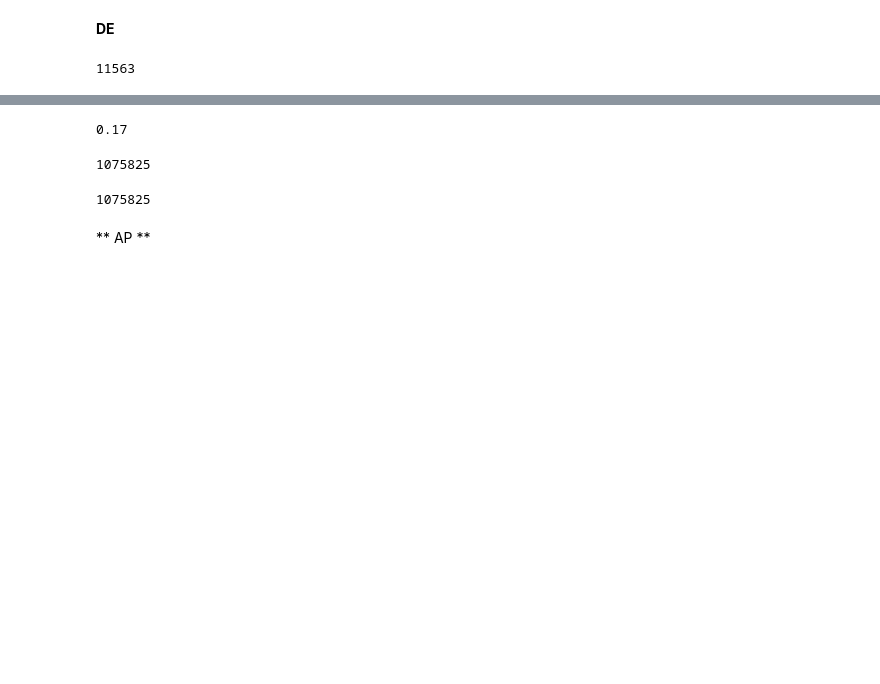
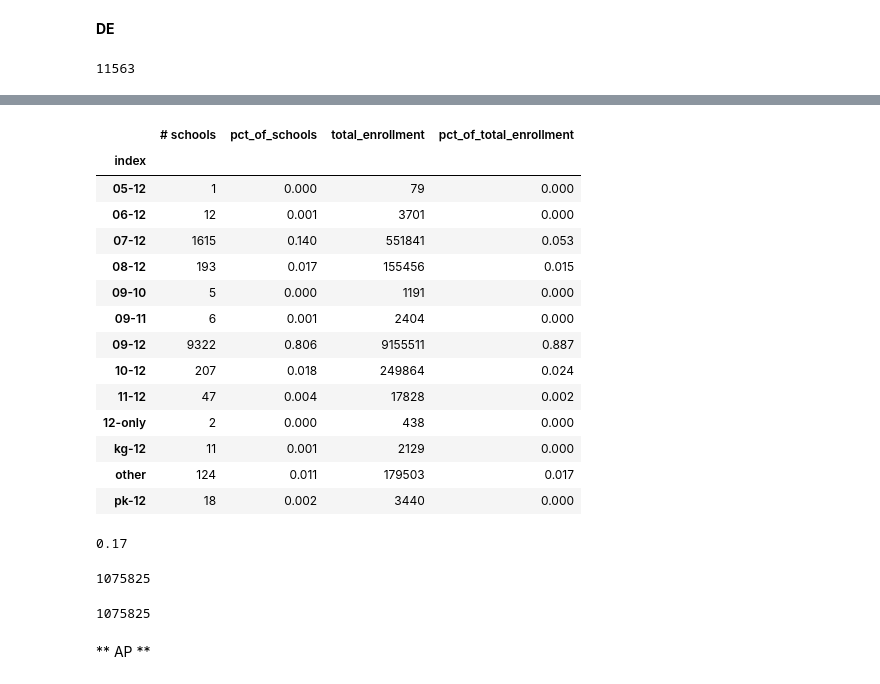
Before and after one commit to oconnoag/nacep_dual_enrollment_analysis, a Jupyter notebook: jupyter_notebooks/02_enrollment_analysis-Copy1.ipynb, the cells around one changed output, grey strips where cells are left out. Drawn from its saved outputs; the diff is of its cells as text; code cells hidden in the pictures; blank space fills up the shorter version.

```diff
--- a/jupyter_notebooks/02_enrollment_analysis-Copy1.ipynb
+++ b/jupyter_notebooks/02_enrollment_analysis-Copy1.ipynb
@@ -277,3 +367,28 @@ len(crdc_1516_deYes)
+# %%
+"""Distribution of Grade Ranges for the De-Yes set (Part 2)"""
+deYes_grade_range_dist = deYes_grade_range_list['grade_range'].value_counts().reset_index().sort_values('index').set_index('index')
+deYes_grade_range_dist['pct_of_schools'] = round(deYes_grade_range_dist['grade_range'] / len(deYes_grade_range_list), 3)
+
+deYes_grade_range_enrollments = pd.DataFrame(deYes_grade_range_list.groupby('grade_range')['total_enrollment'].sum())
+deYes_grade_range_enrollments['pct_of_total_enrollment'] = round(deYes_grade_range_enrollments['total_enrollment'] / crdc_1516_deYes['total_enrollment'].sum(), 3)
+
+deYes_grade_range_dist.join(deYes_grade_range_enrollments).rename({'grade_range': '# schools'}, axis = 1)
+# %% [output]
+|  | # schools | pct_of_schools | total_enrollment | pct_of_total_enrollment |
+| index |  |  |  |  |
+| 05-12 | 1 | 0.000 | 79 | 0.000 |
+| 06-12 | 12 | 0.001 | 3701 | 0.000 |
+| 07-12 | 1615 | 0.140 | 551841 | 0.053 |
+| 08-12 | 193 | 0.017 | 155456 | 0.015 |
+| 09-10 | 5 | 0.000 | 1191 | 0.000 |
+| 09-11 | 6 | 0.001 | 2404 | 0.000 |
+| 09-12 | 9322 | 0.806 | 9155511 | 0.887 |
+| 10-12 | 207 | 0.018 | 249864 | 0.024 |
+| 11-12 | 47 | 0.004 | 17828 | 0.002 |
+| 12-only | 2 | 0.000 | 438 | 0.000 |
+| kg-12 | 11 | 0.001 | 2129 | 0.000 |
+| other | 124 | 0.011 | 179503 | 0.017 |
+| pk-12 | 18 | 0.002 | 3440 | 0.000 |
 # %%
 """What portion of schools that offer DE have grades of 8th or younger?  This is important when considering
     total enrollment of these schools, as only students in grades 9+ will be taking DE or AP Classes"""
```
Also changed, not shown: parts of 40 cells of this notebook, 1 other file.
